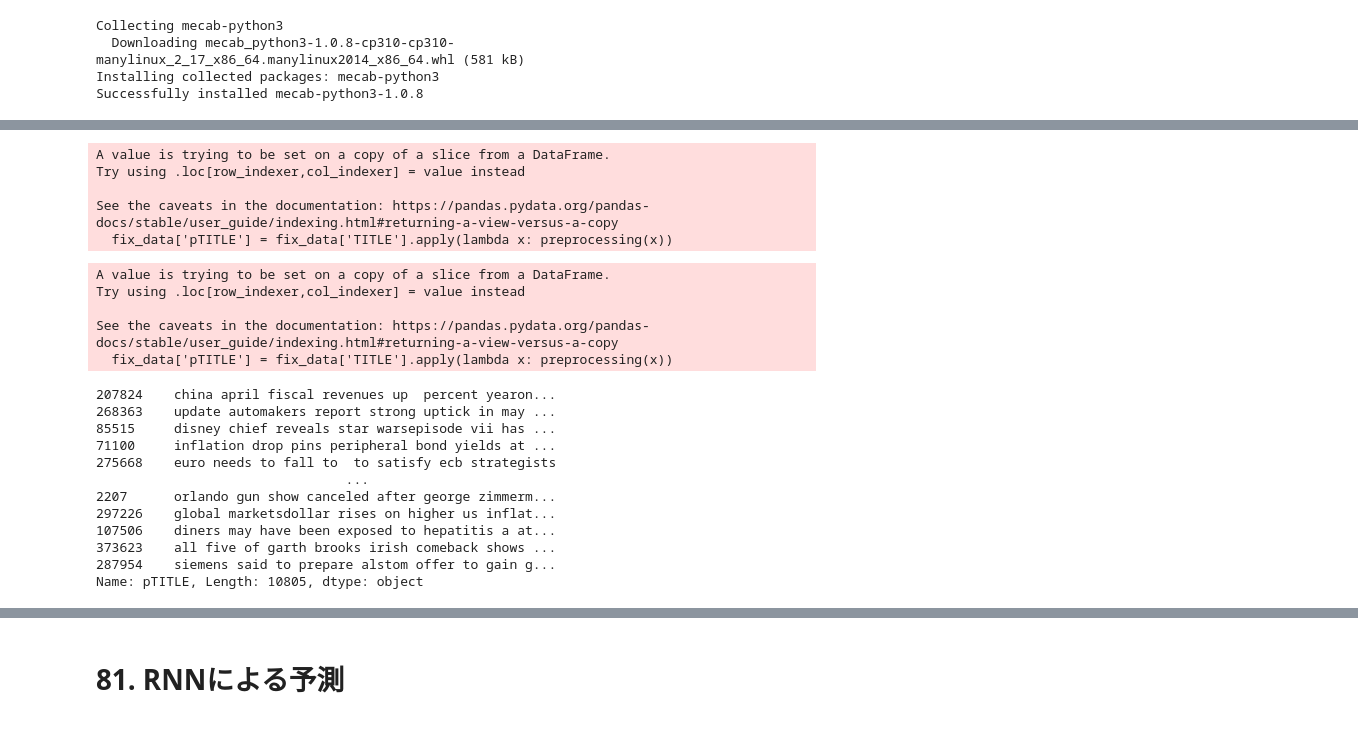
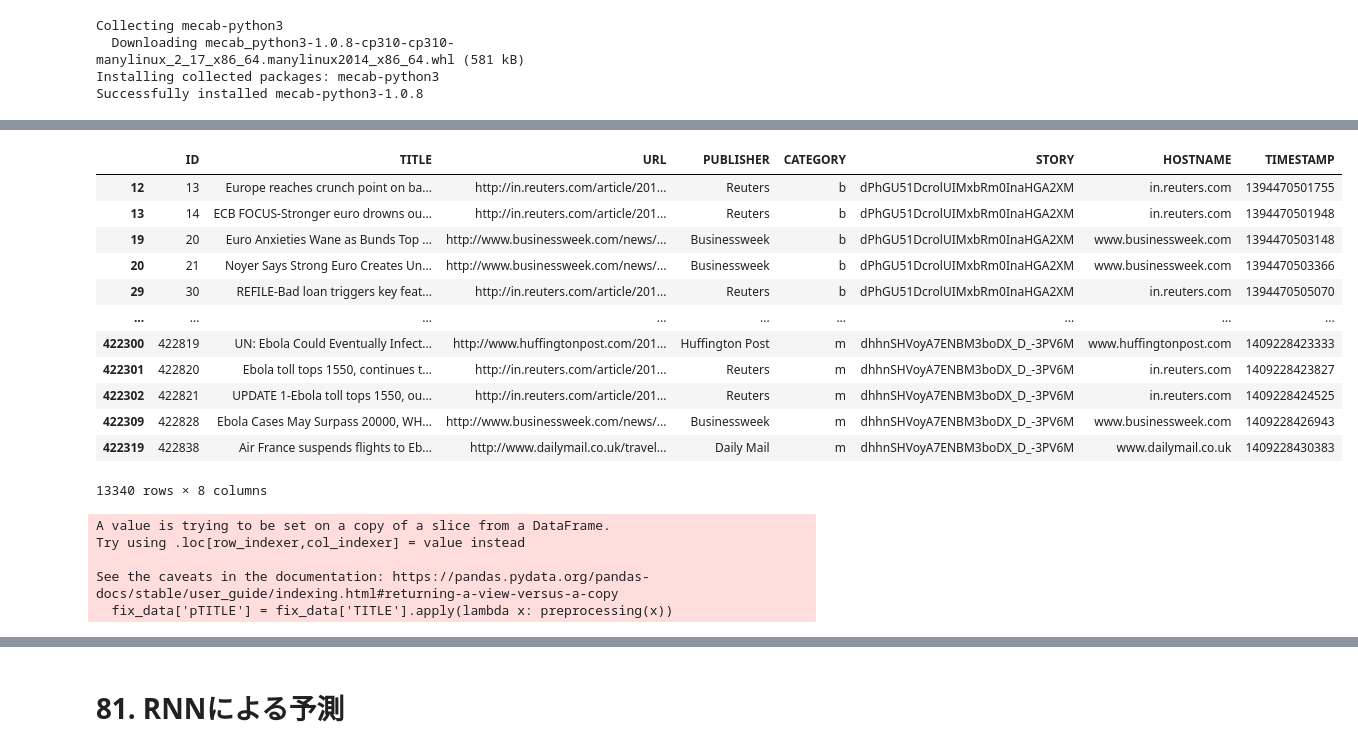
Before and after one commit to citrus1998/nlp100_with_alpha, a Jupyter notebook: nlp100_9.ipynb, the cells around one changed output, grey strips where cells are left out. Drawn from its saved outputs; the diff is of its cells as text; code cells hidden in the pictures.

```diff
--- a/nlp100_9.ipynb
+++ b/nlp100_9.ipynb
@@ -98,6 +98,22 @@ data = pd.read_csv('newsCorpora.csv',delimiter='\t',header=None,
                  names=["ID", "TITLE", "URL", "PUBLISHER", "CATEGORY", "STORY", "HOSTNAME", "TIMESTAMP"])
 # %%
 fix_data = data[data['PUBLISHER'].isin(["Reuters", "Huffington Post", "Businessweek", "Contactmusic.com", "Daily Mail"])]
+# %%
+fix_data
+# %% [output]
+|  | ID | TITLE | URL | PUBLISHER | CATEGORY | STORY | HOSTNAME | TIMESTAMP |
+| 12 | 13 | Europe reaches crunch point on ba... | http://in.reuters.com/article/201... | Reuters | b | dPhGU51DcrolUIMxbRm0InaHGA2XM | in.reuters.com | 1394470501755 |
+| 13 | 14 | ECB FOCUS-Stronger euro drowns ou... | http://in.reuters.com/article/201... | Reuters | b | dPhGU51DcrolUIMxbRm0InaHGA2XM | in.reuters.com | 1394470501948 |
+| 19 | 20 | Euro Anxieties Wane as Bunds Top ... | http://www.businessweek.com/news/... | Businessweek | b | dPhGU51DcrolUIMxbRm0InaHGA2XM | www.businessweek.com | 1394470503148 |
+| 20 | 21 | Noyer Says Strong Euro Creates Un... | http://www.businessweek.com/news/... | Businessweek | b | dPhGU51DcrolUIMxbRm0InaHGA2XM | www.businessweek.com | 1394470503366 |
+| 29 | 30 | REFILE-Bad loan triggers key feat... | http://in.reuters.com/article/201... | Reuters | b | dPhGU51DcrolUIMxbRm0InaHGA2XM | in.reuters.com | 1394470505070 |
+| ... | ... | ... | ... | ... | ... | ... | ... | ... |
+| 422300 | 422819 | UN: Ebola Could Eventually Infect... | http://www.huffingtonpost.com/201... | Huffington Post | m | dhhnSHVoyA7ENBM3boDX_D_-3PV6M | www.huffingtonpost.com | 1409228423333 |
+| 422301 | 422820 | Ebola toll tops 1550, continues t... | http://in.reuters.com/article/201... | Reuters | m | dhhnSHVoyA7ENBM3boDX_D_-3PV6M | in.reuters.com | 1409228423827 |
+| 422302 | 422821 | UPDATE 1-Ebola toll tops 1550, ou... | http://in.reuters.com/article/201... | Reuters | m | dhhnSHVoyA7ENBM3boDX_D_-3PV6M | in.reuters.com | 1409228424525 |
+| 422309 | 422828 | Ebola Cases May Surpass 20000, WH... | http://www.businessweek.com/news/... | Businessweek | m | dhhnSHVoyA7ENBM3boDX_D_-3PV6M | www.businessweek.com | 1409228426943 |
+| 422319 | 422838 | Air France suspends flights to Eb... | http://www.dailymail.co.uk/travel... | Daily Mail | m | dhhnSHVoyA7ENBM3boDX_D_-3PV6M | www.dailymail.co.uk | 1409228430383 |
+13340 rows × 8 columns
 # %%
 def preprocessing(text):
   text = "".join([i for i in text if i not in string.punctuation])
@@ -129,8 +130,0 @@ def preprocessing(text):
-# %%
-fix_data['pTITLE'] = fix_data['TITLE'].apply(lambda x: preprocessing(x))
-# %% [output]
-A value is trying to be set on a copy of a slice from a DataFrame.
-Try using .loc[row_indexer,col_indexer] = value instead
-
-See the caveats in the documentation: https://pandas.pydata.org/pandas-docs/stable/user_guide/indexing.html#returning-a-view-versus-a-copy
-  fix_data['pTITLE'] = fix_data['TITLE'].apply(lambda x: preprocessing(x))
@@ -143,15 +130,0 @@ X_train, X_val = train_test_split(X_train_all, test_size=0.1, shuffle=True)
-# %%
-X_train
-# %% [output]
-207824    china april fiscal revenues up  percent yearon...
-268363    update automakers report strong uptick in may ...
-85515     disney chief reveals star warsepisode vii has ...
-71100     inflation drop pins peripheral bond yields at ...
-275668    euro needs to fall to  to satisfy ecb strategists
-                                ...
-2207      orlando gun show canceled after george zimmerm...
-297226    global marketsdollar rises on higher us inflat...
-107506    diners may have been exposed to hepatitis a at...
-373623    all five of garth brooks irish comeback shows ...
-287954    siemens said to prepare alstom offer to gain g...
-Name: pTITLE, Length: 10805, dtype: object
```
Also changed, not shown: parts of 40 cells of this notebook.
